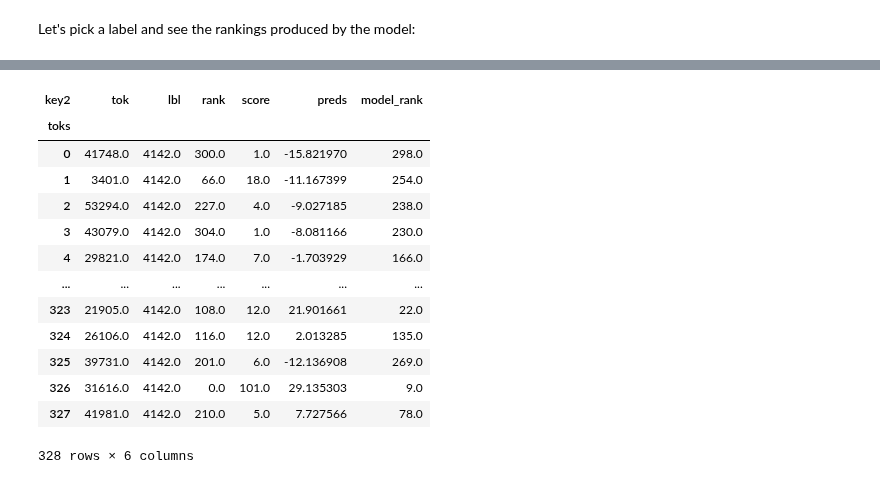
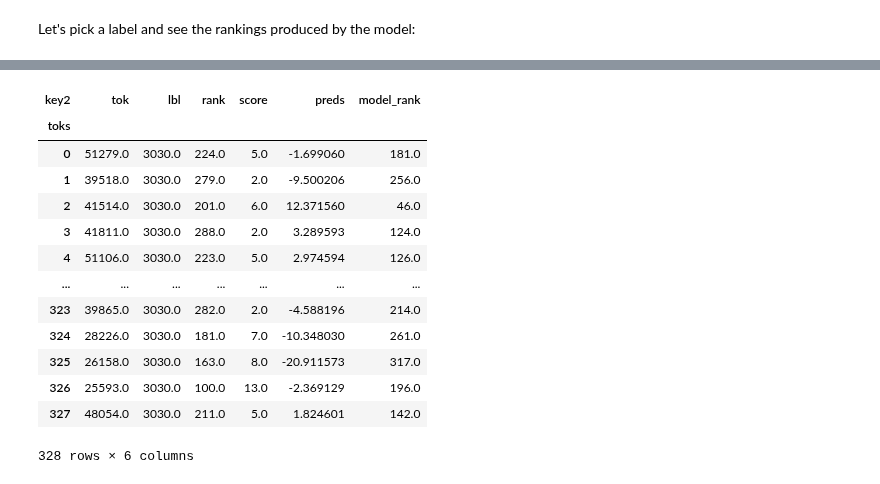
Before and after one commit to debjyotiSRoy/xcube, a Jupyter notebook: nbs/17_tutorial.train_l2r.ipynb, the cells around one changed output, grey strips where cells are left out. Saved outputs shown, nothing was run; the diff lists cells and outputs as text; code cells hidden in the pictures.

```diff
--- a/nbs/17_tutorial.train_l2r.ipynb
+++ b/nbs/17_tutorial.train_l2r.ipynb
@@ -964,19 +979,19 @@ df_res
 328 rows × 264 columns
 # %%
-df_lbl = df_res.loc[:, 4142]
+df_lbl = df_res.loc[:, 3030]
 df_lbl
 # %% [output]
 | key2 | tok | lbl | rank | score | preds | model_rank |
 | toks |  |  |  |  |  |  |
-| 0 | 41748.0 | 4142.0 | 300.0 | 1.0 | -15.821970 | 298.0 |
-| 1 | 3401.0 | 4142.0 | 66.0 | 18.0 | -11.167399 | 254.0 |
-| 2 | 53294.0 | 4142.0 | 227.0 | 4.0 | -9.027185 | 238.0 |
-| 3 | 43079.0 | 4142.0 | 304.0 | 1.0 | -8.081166 | 230.0 |
-| 4 | 29821.0 | 4142.0 | 174.0 | 7.0 | -1.703929 | 166.0 |
+| 0 | 51279.0 | 3030.0 | 224.0 | 5.0 | -1.699060 | 181.0 |
+| 1 | 39518.0 | 3030.0 | 279.0 | 2.0 | -9.500206 | 256.0 |
+| 2 | 41514.0 | 3030.0 | 201.0 | 6.0 | 12.371560 | 46.0 |
+| 3 | 41811.0 | 3030.0 | 288.0 | 2.0 | 3.289593 | 124.0 |
+| 4 | 51106.0 | 3030.0 | 223.0 | 5.0 | 2.974594 | 126.0 |
 | ... | ... | ... | ... | ... | ... | ... |
-| 323 | 21905.0 | 4142.0 | 108.0 | 12.0 | 21.901661 | 22.0 |
-| 324 | 26106.0 | 4142.0 | 116.0 | 12.0 | 2.013285 | 135.0 |
-| 325 | 39731.0 | 4142.0 | 201.0 | 6.0 | -12.136908 | 269.0 |
-| 326 | 31616.0 | 4142.0 | 0.0 | 101.0 | 29.135303 | 9.0 |
-| 327 | 41981.0 | 4142.0 | 210.0 | 5.0 | 7.727566 | 78.0 |
+| 323 | 39865.0 | 3030.0 | 282.0 | 2.0 | -4.588196 | 214.0 |
+| 324 | 28226.0 | 3030.0 | 181.0 | 7.0 | -10.348030 | 261.0 |
+| 325 | 26158.0 | 3030.0 | 163.0 | 8.0 | -20.911573 | 317.0 |
+| 326 | 25593.0 | 3030.0 | 100.0 | 13.0 | -2.369129 | 196.0 |
+| 327 | 48054.0 | 3030.0 | 211.0 | 5.0 | 1.824601 | 142.0 |
 328 rows × 6 columns
```
Also changed, not shown: parts of 15 cells of this notebook, 8 other files.
